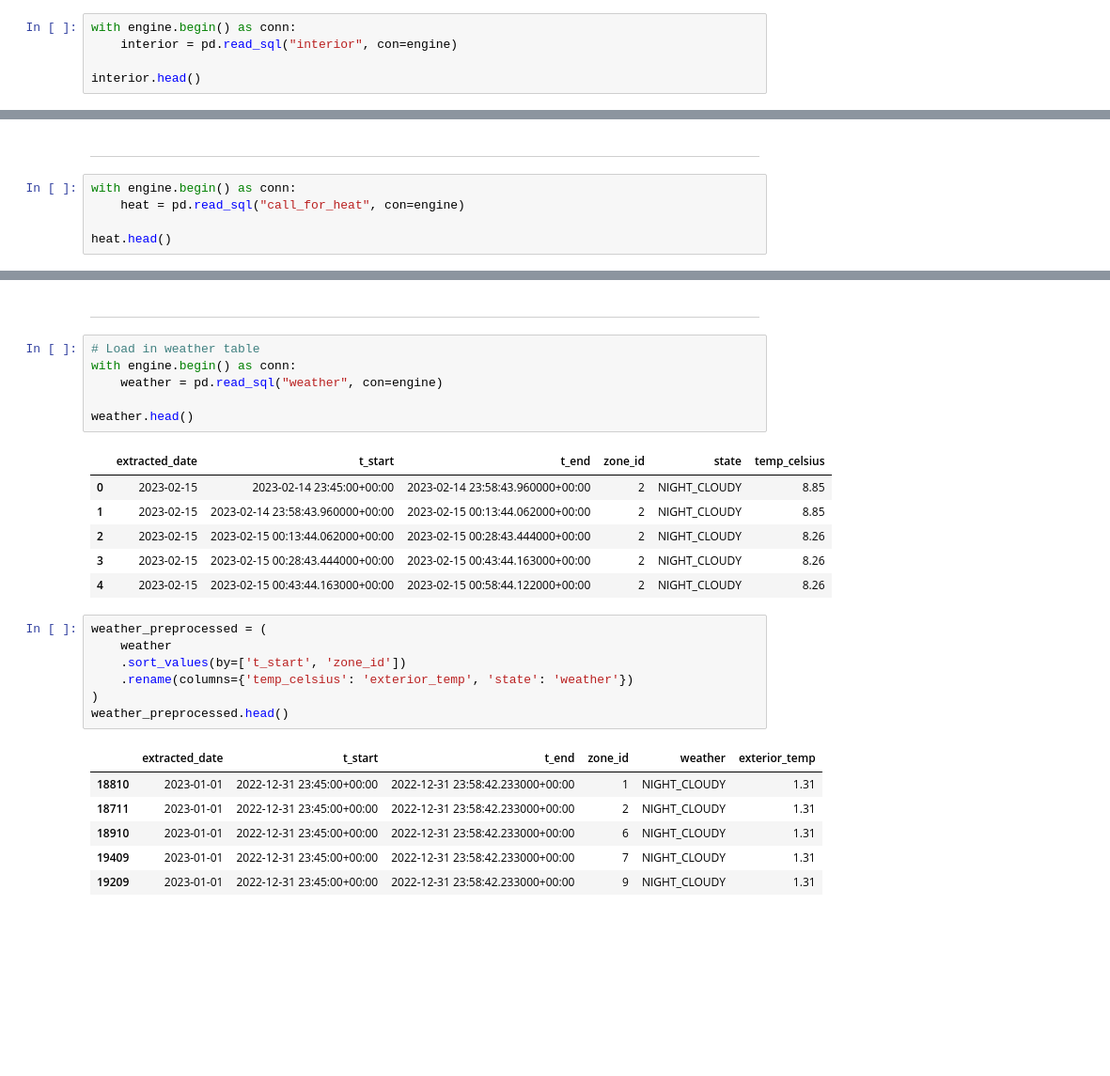
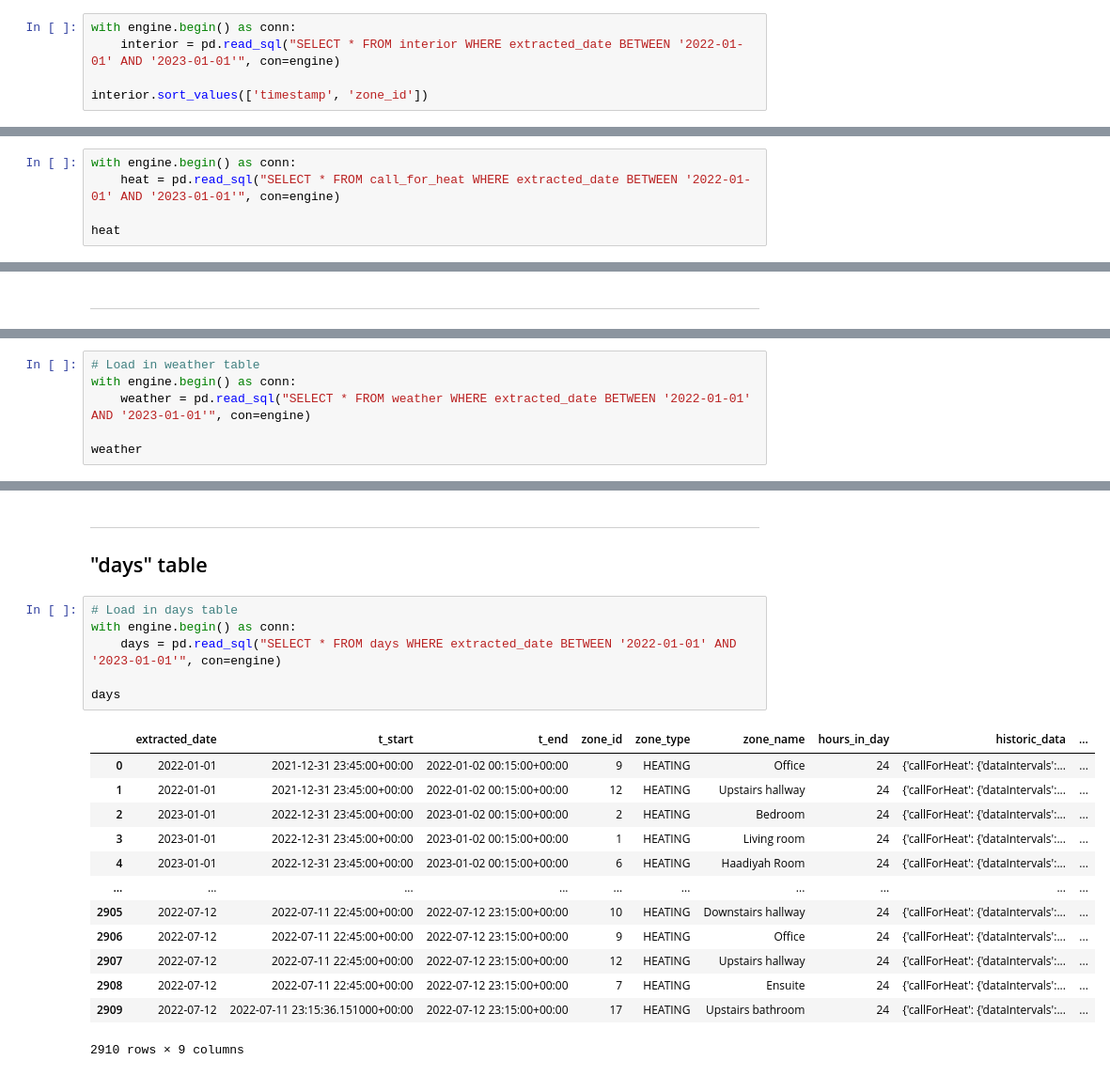
Before and after one commit to adin786/house_climate, a Jupyter notebook: notebooks/01-load_and_prepare.ipynb, the cells around one changed output, grey strips where cells are left out. Shown at 94% size. Saved outputs shown, nothing was run; the diff lists cells and outputs as text; blank space fills up the shorter version.

```diff
--- a/notebooks/01-load_and_prepare.ipynb
+++ b/notebooks/01-load_and_prepare.ipynb
@@ -31,7 +36,7 @@ for res in result:
 # %%
 with engine.begin() as conn:
-    interior = pd.read_sql("interior", con=engine)
+    interior = pd.read_sql("SELECT * FROM interior WHERE extracted_date BETWEEN '2022-01-01' AND '2023-01-01'", con=engine)
 
-interior.head()
+interior.sort_values(['timestamp', 'zone_id'])
 # %% [output]
 |  | extracted_date | timestamp | zone_id | humidity | humidity_unit | temperature | temperature_unit |
@@ -145,0 +175,5 @@ interior_resampled.head()
+# %%
+with engine.begin() as conn:
+    heat = pd.read_sql("SELECT * FROM call_for_heat WHERE extracted_date BETWEEN '2022-01-01' AND '2023-01-01'", con=engine)
+
+heat
@@ -146,7 +201,2 @@ interior_resampled.head()
 # %% [markdown]
 ---
-# %%
-with engine.begin() as conn:
-    heat = pd.read_sql("call_for_heat", con=engine)
-
-heat.head()
@@ -190,0 +243,6 @@ heat_preprocessed.head()
+# %%
+# Load in weather table
+with engine.begin() as conn:
+    weather = pd.read_sql("SELECT * FROM weather WHERE extracted_date BETWEEN '2022-01-01' AND '2023-01-01'", con=engine)
+
+weather
@@ -228,29 +309,24 @@ interior_and_heat
 # %% [markdown]
 ---
+
+## "days" table
 # %%
-# Load in weather table
+# Load in days table
 with engine.begin() as conn:
-    weather = pd.read_sql("weather", con=engine)
+    days = pd.read_sql("SELECT * FROM days WHERE extracted_date BETWEEN '2022-01-01' AND '2023-01-01'", con=engine)
 
-weather.head()
+days
 # %% [output]
-|  | extracted_date | t_start | t_end | zone_id | state | temp_celsius |
-| 0 | 2023-02-15 | 2023-02-14 23:45:00+00:00 | 2023-02-14 23:58:43.960000+00:00 | 2 | NIGHT_CLOUDY | 8.85 |
-| 1 | 2023-02-15 | 2023-02-14 23:58:43.960000+00:00 | 2023-02-15 00:13:44.062000+00:00 | 2 | NIGHT_CLOUDY | 8.85 |
-| 2 | 2023-02-15 | 2023-02-15 00:13:44.062000+00:00 | 2023-02-15 00:28:43.444000+00:00 | 2 | NIGHT_CLOUDY | 8.26 |
-| 3 | 2023-02-15 | 2023-02-15 00:28:43.444000+00:00 | 2023-02-15 00:43:44.163000+00:00 | 2 | NIGHT_CLOUDY | 8.26 |
-| 4 | 2023-02-15 | 2023-02-15 00:43:44.163000+00:00 | 2023-02-15 00:58:44.122000+00:00 | 2 | NIGHT_CLOUDY | 8.26 |
+|  | extracted_date | t_start | t_end | zone_id | zone_type | zone_name | hours_in_day | historic_data | ... |
+| 0 | 2022-01-01 | 2021-12-31 23:45:00+00:00 | 2022-01-02 00:15:00+00:00 | 9 | HEATING | Office | 24 | {'callForHeat': {'dataIntervals':... | ... |
+| 1 | 2022-01-01 | 2021-12-31 23:45:00+00:00 | 2022-01-02 00:15:00+00:00 | 12 | HEATING | Upstairs hallway | 24 | {'callForHeat': {'dataIntervals':... | ... |
+| 2 | 2023-01-01 | 2022-12-31 23:45:00+00:00 | 2023-01-02 00:15:00+00:00 | 2 | HEATING | Bedroom | 24 | {'callForHeat': {'dataIntervals':... | ... |
+| 3 | 2023-01-01 | 2022-12-31 23:45:00+00:00 | 2023-01-02 00:15:00+00:00 | 1 | HEATING | Living room | 24 | {'callForHeat': {'dataIntervals':... | ... |
+| 4 | 2023-01-01 | 2022-12-31 23:45:00+00:00 | 2023-01-02 00:15:00+00:00 | 6 | HEATING | Haadiyah Room | 24 | {'callForHeat': {'dataIntervals':... | ... |
+| ... | ... | ... | ... | ... | ... | ... | ... | ... | ... |
+| 2905 | 2022-07-12 | 2022-07-11 22:45:00+00:00 | 2022-07-12 23:15:00+00:00 | 10 | HEATING | Downstairs hallway | 24 | {'callForHeat': {'dataIntervals':... | ... |
+| 2906 | 2022-07-12 | 2022-07-11 22:45:00+00:00 | 2022-07-12 23:15:00+00:00 | 9 | HEATING | Office | 24 | {'callForHeat': {'dataIntervals':... | ... |
+| 2907 | 2022-07-12 | 2022-07-11 22:45:00+00:00 | 2022-07-12 23:15:00+00:00 | 12 | HEATING | Upstairs hallway | 24 | {'callForHeat': {'dataIntervals':... | ... |
+| 2908 | 2022-07-12 | 2022-07-11 22:45:00+00:00 | 2022-07-12 23:15:00+00:00 | 7 | HEATING | Ensuite | 24 | {'callForHeat': {'dataIntervals':... | ... |
+| 2909 | 2022-07-12 | 2022-07-11 23:15:36.151000+00:00 | 2022-07-12 23:15:00+00:00 | 17 | HEATING | Upstairs bathroom | 24 | {'callForHeat': {'dataIntervals':... | ... |
+2910 rows × 9 columns
-# %%
-weather_preprocessed = (
-    weather
-    .sort_values(by=['t_start', 'zone_id'])
-    .rename(columns={'temp_celsius': 'exterior_temp', 'state': 'weather'})
-)
-weather_preprocessed.head()
-# %% [output]
-|  | extracted_date | t_start | t_end | zone_id | weather | exterior_temp |
-| 18810 | 2023-01-01 | 2022-12-31 23:45:00+00:00 | 2022-12-31 23:58:42.233000+00:00 | 1 | NIGHT_CLOUDY | 1.31 |
-| 18711 | 2023-01-01 | 2022-12-31 23:45:00+00:00 | 2022-12-31 23:58:42.233000+00:00 | 2 | NIGHT_CLOUDY | 1.31 |
-| 18910 | 2023-01-01 | 2022-12-31 23:45:00+00:00 | 2022-12-31 23:58:42.233000+00:00 | 6 | NIGHT_CLOUDY | 1.31 |
-| 19409 | 2023-01-01 | 2022-12-31 23:45:00+00:00 | 2022-12-31 23:58:42.233000+00:00 | 7 | NIGHT_CLOUDY | 1.31 |
-| 19209 | 2023-01-01 | 2022-12-31 23:45:00+00:00 | 2022-12-31 23:58:42.233000+00:00 | 9 | NIGHT_CLOUDY | 1.31 |
```
Also changed, not shown: parts of 43 cells of this notebook, 5 other files.
